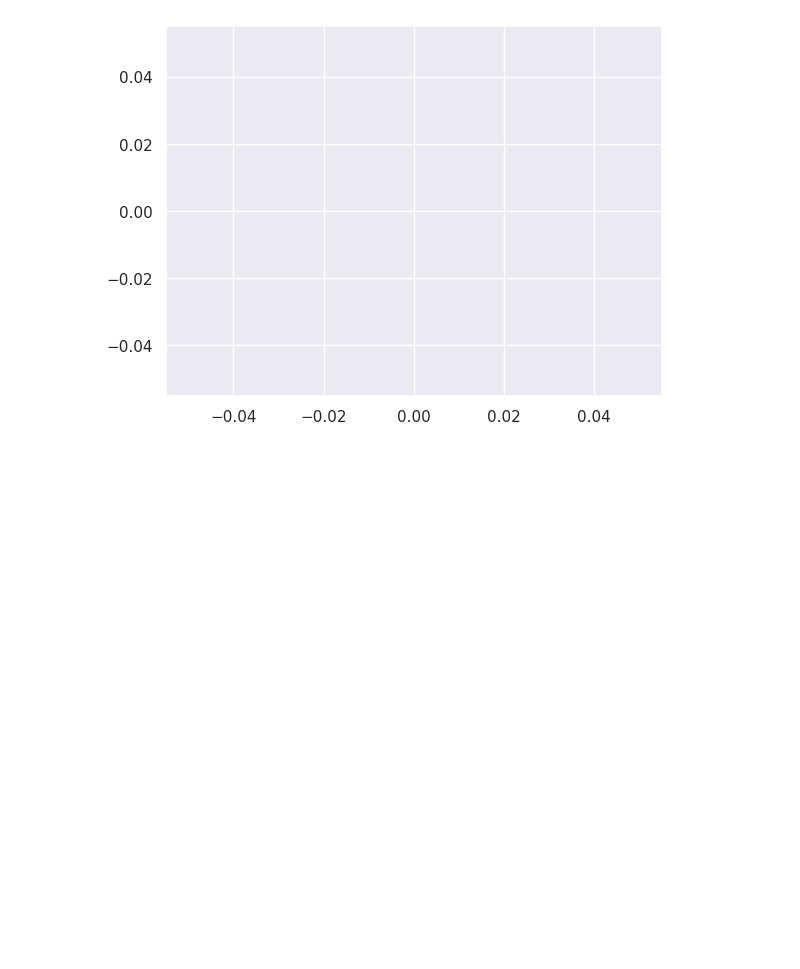
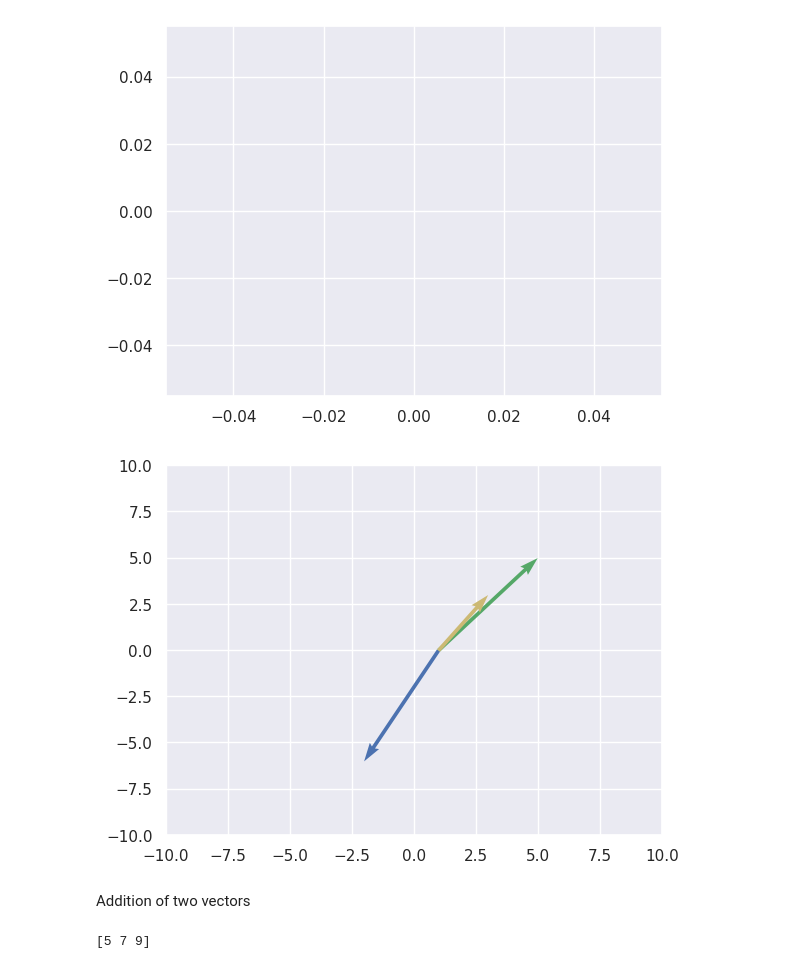
Before and after one commit to Meigi09/data-science-journey, a Jupyter notebook: vector.ipynb, the cells around one changed output. Cells and saved outputs as stored; diff of their text form; code cells hidden in the pictures; blank space fills up the shorter version.

```diff
--- a/vector.ipynb
+++ b/vector.ipynb
@@ -11,3 +9,22 @@ plt.quiver(0,0,4.5)
 plt.show()
 # %% [output]
 [figure]
+# %%
+plt.quiver(1,0,4,5,angles='xy',scale_units='xy',scale=1,color='g')
+plt.quiver(1,0,-3,-6,angles='xy',scale_units='xy',scale=1,color='b')
+plt.quiver(1,0,2,3,angles='xy',scale_units='xy',scale=1,color='y')
+plt.xlim(-10,10)
+plt.ylim(-10,10)
+plt.show()
+# %% [output]
+[figure, added]
+# %% [markdown]
+Addition of two vectors
+# %%
+vector_1 = np.asarray([1,2,3])
+vector_2 = np.asarray([4,5,6])
+sum = vector_1+vector_2
+
+print(sum)
+# %% [output]
+[5 7 9]
```
Also changed, not shown: parts of 1 cell of this notebook.
